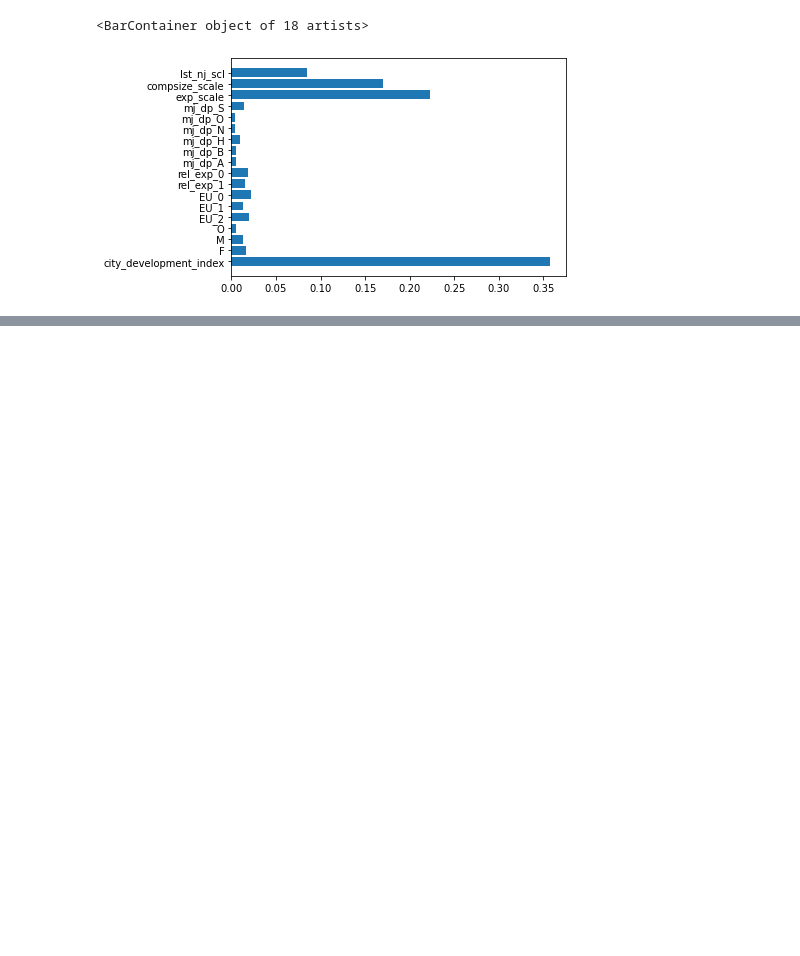
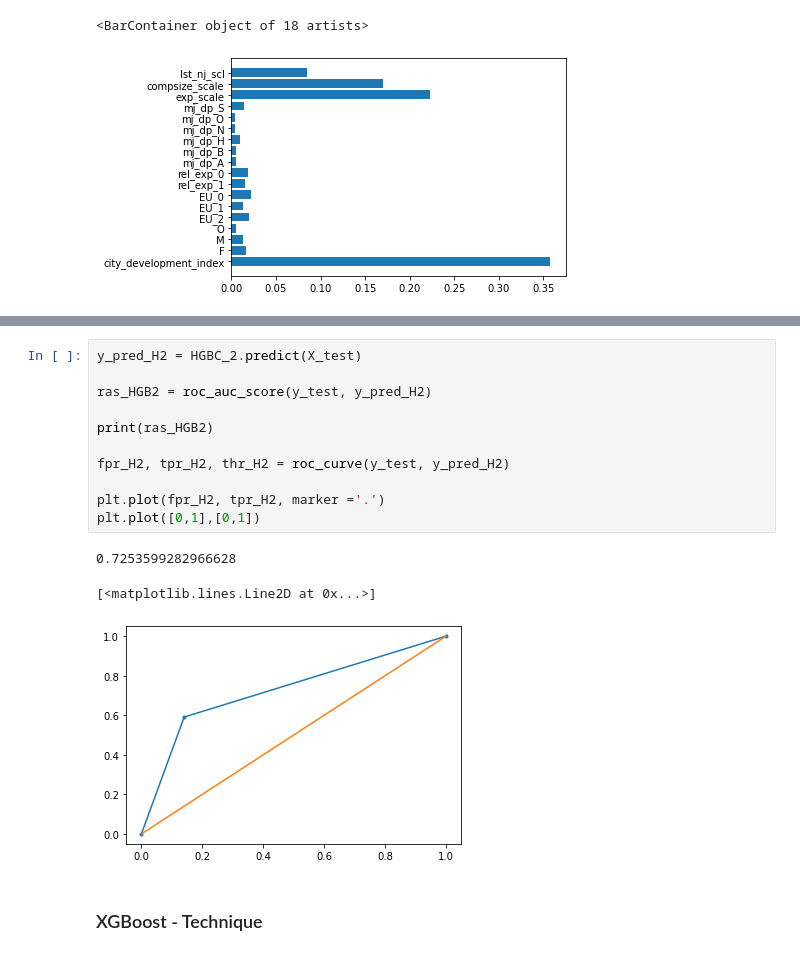
Before and after one commit to mcsiva/Python, a Jupyter notebook: Classification_HR_train_CV.ipynb, the cells around one changed output, grey strips where cells are left out. Saved outputs shown, nothing was run; the diff lists cells and outputs as text; blank space fills up the shorter version.

```diff
--- a/Classification_HR_train_CV.ipynb
+++ b/Classification_HR_train_CV.ipynb
@@ -224,0 +317,17 @@ score_dict
+# %%
+y_pred_H2 = HGBC_2.predict(X_test)
+
+ras_HGB2 = roc_auc_score(y_test, y_pred_H2)
+
+print(ras_HGB2)
+
+fpr_H2, tpr_H2, thr_H2 = roc_curve(y_test, y_pred_H2)
+
+plt.plot(fpr_H2, tpr_H2, marker ='.')
+plt.plot([0,1],[0,1])
+# %% [output]
+0.7253599282966628
+[<matplotlib.lines.Line2D at 0x...>]
+[figure, added]
+# %% [markdown]
+### XGBoost - Technique
```
Also changed, not shown: parts of 29 cells of this notebook.
